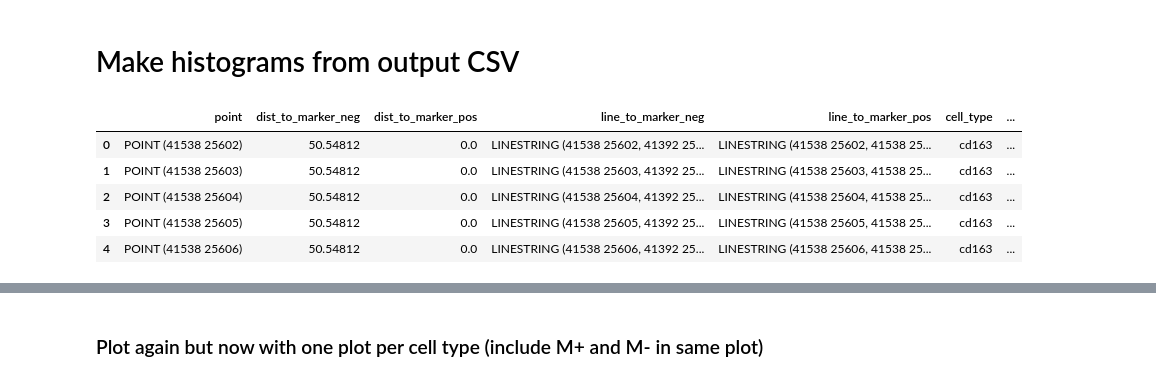
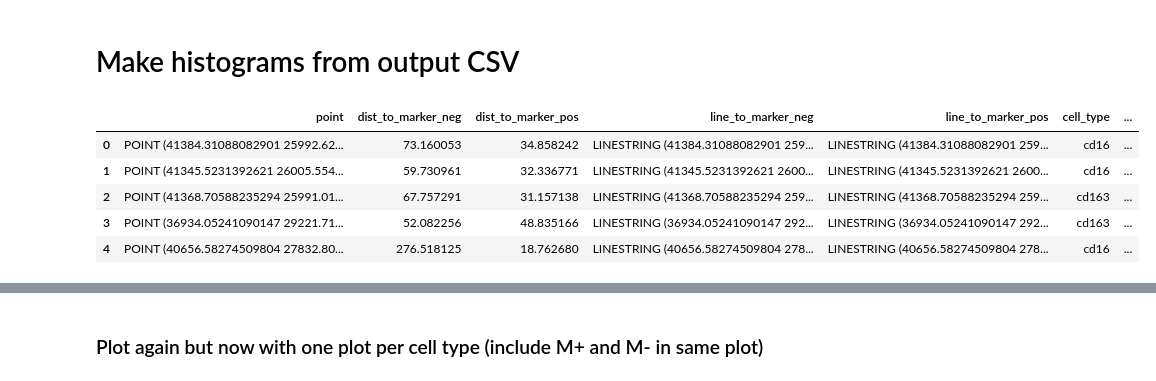
Before and after one commit to kaczmarj/tumor-microenvironment-analysis, a Jupyter notebook: example.ipynb, the cells around one changed output, grey strips where cells are left out. Drawn from its saved outputs; the diff is of its cells as text; code cells hidden in the pictures.

```diff
--- a/example.ipynb
+++ b/example.ipynb
@@ -37,3 +40,5 @@ cells = [c for c in cells if c.cell_type in {"cd4", "cd8", "cd16", "cd163"}]
+# %%
+output_csv = Path("output-25micron-100um-centroids.csv")
 # %%
 # This takes several minutes.
 tm.run_spatial_analysis(
@@ -54,17 +62,17 @@ import numpy as np
 import pandas as pd
 # %%
 mpp = 0.34622
-df = pd.read_csv("output-25micron-dev.csv")
+df = pd.read_csv(output_csv)
 df.loc[:, "dist_to_marker_neg"] *= mpp
 df.loc[:, "dist_to_marker_pos"] *= mpp
 df.head()
 # %% [output]
 |  | point | dist_to_marker_neg | dist_to_marker_pos | line_to_marker_neg | line_to_marker_pos | cell_type | ... |
-| 0 | POINT (41538 25602) | 50.54812 | 0.0 | LINESTRING (41538 25602, 41392 25... | LINESTRING (41538 25602, 41538 25... | cd163 | ... |
-| 1 | POINT (41538 25603) | 50.54812 | 0.0 | LINESTRING (41538 25603, 41392 25... | LINESTRING (41538 25603, 41538 25... | cd163 | ... |
-| 2 | POINT (41538 25604) | 50.54812 | 0.0 | LINESTRING (41538 25604, 41392 25... | LINESTRING (41538 25604, 41538 25... | cd163 | ... |
-| 3 | POINT (41538 25605) | 50.54812 | 0.0 | LINESTRING (41538 25605, 41392 25... | LINESTRING (41538 25605, 41538 25... | cd163 | ... |
-| 4 | POINT (41538 25606) | 50.54812 | 0.0 | LINESTRING (41538 25606, 41392 25... | LINESTRING (41538 25606, 41538 25... | cd163 | ... |
+| 0 | POINT (41384.31088082901 25992.62... | 73.160053 | 34.858242 | LINESTRING (41384.31088082901 259... | LINESTRING (41384.31088082901 259... | cd16 | ... |
+| 1 | POINT (41345.5231392621 26005.554... | 59.730961 | 32.336771 | LINESTRING (41345.5231392621 2600... | LINESTRING (41345.5231392621 2600... | cd16 | ... |
+| 2 | POINT (41368.70588235294 25991.01... | 67.757291 | 31.157138 | LINESTRING (41368.70588235294 259... | LINESTRING (41368.70588235294 259... | cd163 | ... |
+| 3 | POINT (36934.05241090147 29221.71... | 52.082256 | 48.835166 | LINESTRING (36934.05241090147 292... | LINESTRING (36934.05241090147 292... | cd163 | ... |
+| 4 | POINT (40656.58274509804 27832.80... | 276.518125 | 18.762680 | LINESTRING (40656.58274509804 278... | LINESTRING (40656.58274509804 278... | cd16 | ... |
 # %%
 df.shape
 # %% [output]
```
Also changed, not shown: parts of 10 cells of this notebook.
